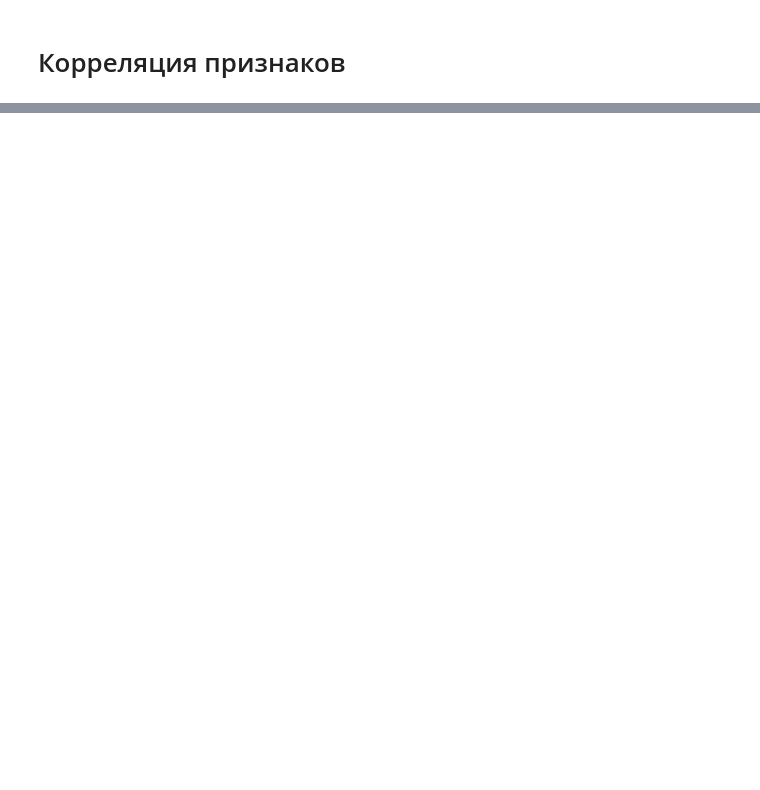
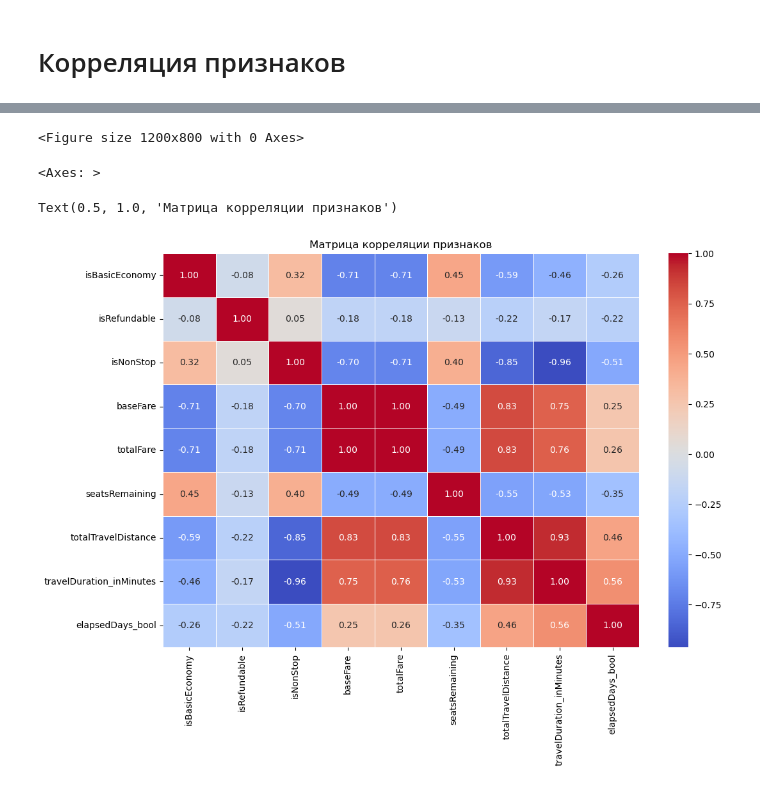
Before and after one commit to Scorpion259/SOBDLab1, a Jupyter notebook: Lab1.ipynb, the cells around one changed output, grey strips where cells are left out. Cells and saved outputs as stored; diff of their text form; code cells hidden in the pictures; blank space fills up the shorter version.

```diff
--- a/Lab1.ipynb
+++ b/Lab1.ipynb
@@ -460,0 +511,20 @@ Text(0.5, 1.0, 'Correlation Matrix Heatmap')
+# %%
+from pyspark.ml.feature import VectorAssembler, Bucketizer
+from pyspark.ml.stat import Correlation
+
+# Выбираем нужные колонки
+selected_columns = ["isBasicEconomy", "isRefundable", "isNonStop", "baseFare", "totalFare", "seatsRemaining", "totalTravelDistance", "travelDuration_inMinutes", "elapsedDays_bool"]
+
+# Создаем VectorAssembler для объединения признаков в один вектор
+vector_assembler = VectorAssembler(inputCols=selected_columns, outputCol="features")
+
+# Применяем VectorAssembler к данным
+data = vector_assembler.transform(df)
+
+# Вычисляем матрицу корреляции
+correlation_matrix = Correlation.corr(data, "features").head()
+correlation_array = correlation_matrix[0].toArray()
+
+# Выводим матрицу корреляции
+correlation_df = pd.DataFrame(correlation_array, columns=selected_columns)
+correlation_df.corr()
@@ -460,0 +542,10 @@ Text(0.5, 1.0, 'Correlation Matrix Heatmap')
+# %%
+plt.figure(figsize=(12, 8))
+sns.heatmap(correlation_df.corr(), annot=True, cmap="coolwarm", fmt=".2f", linewidths=.5)
+plt.title('Матрица корреляции признаков')
+plt.show()
+# %% [output]
+<Figure size 1200x800 with 0 Axes>
+<Axes: >
+Text(0.5, 1.0, 'Матрица корреляции признаков')
+[figure, added]
```
Also changed, not shown: parts of 6 cells of this notebook, 1 other file.
